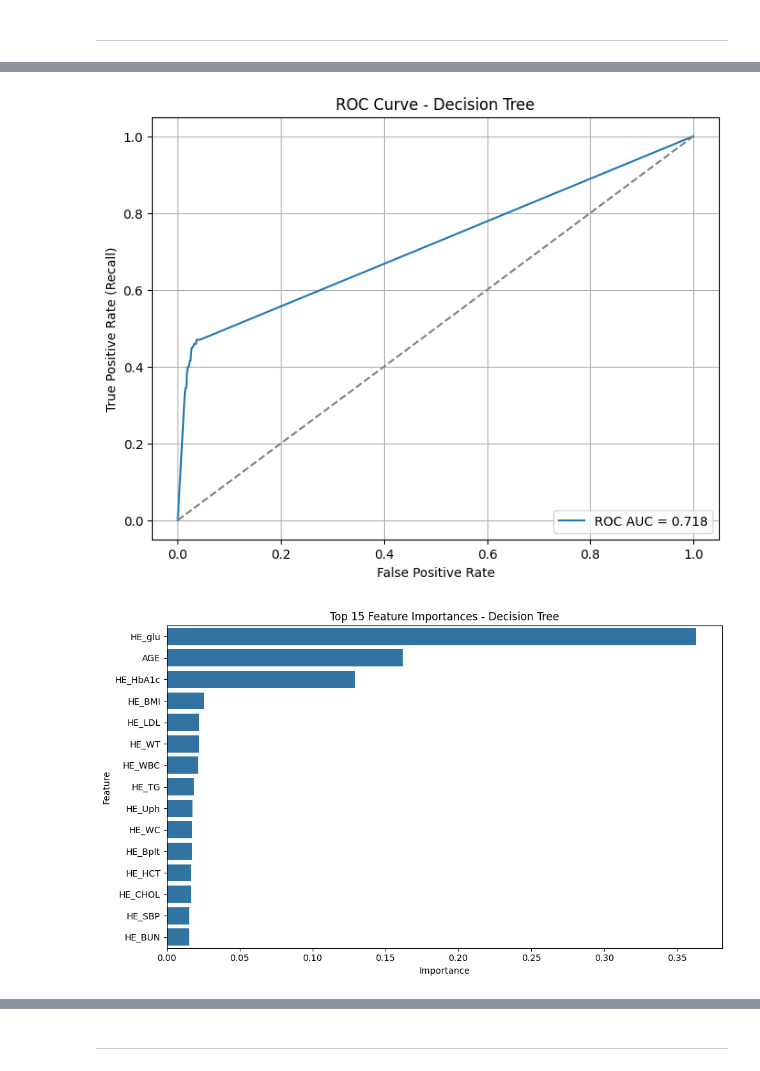
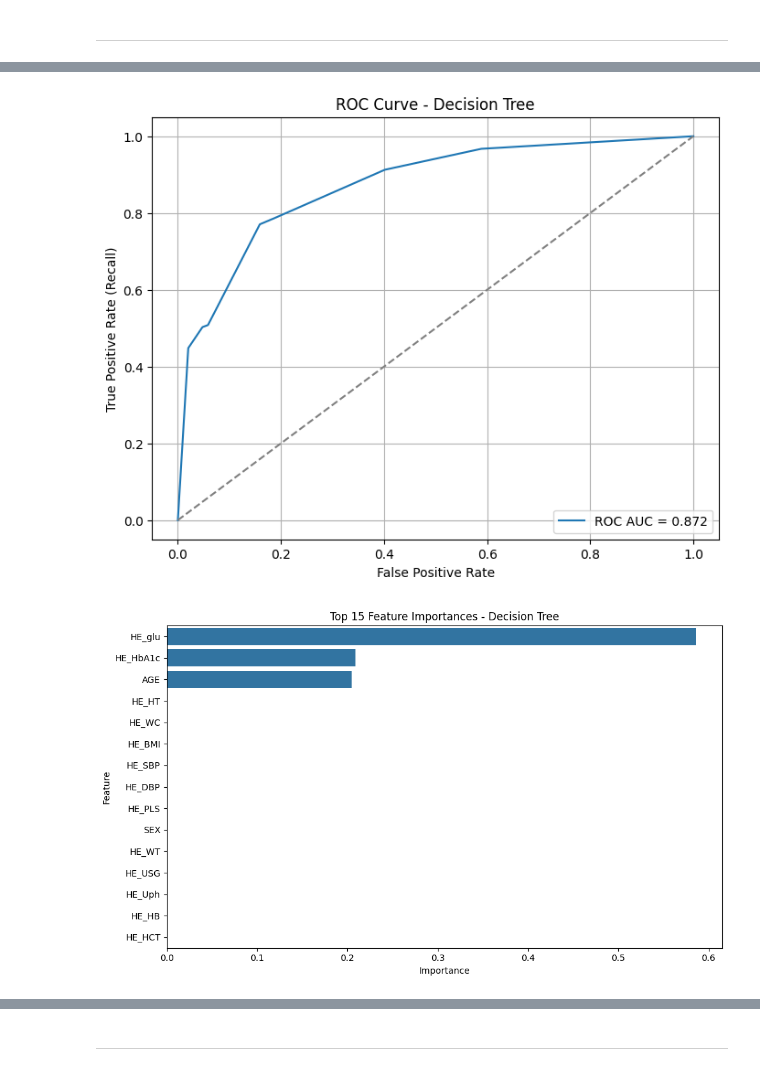
Before and after one commit to dibk100/study_Data4Quality, a Jupyter notebook: task01_DeepImpute_Health/Q1_DataProcessing.ipynb, the cells around one changed output, grey strips where cells are left out. Drawn from its saved outputs; the diff is of its cells as text; code cells hidden in the pictures.

```diff
--- a/task01_DeepImpute_Health/Q1_DataProcessing.ipynb
+++ b/task01_DeepImpute_Health/Q1_DataProcessing.ipynb
@@ -384,0 +554,7 @@ RMSE: 76.52320944703268, MAE: 52.34628014045013, R²: -211.06590165250128
+# %%
+import pandas as pd
+df_result = pd.read_csv("Data_01_imputed_result.csv")
+
+# 클래스 불균형 확인
+print(df_result['Target_DM'].value_counts())
+print(df_result['Target_HT'].value_counts())
@@ -487,7 +731,7 @@ weighted avg       0.94      0.94      0.94      3995
 from sklearn.model_selection import GridSearchCV
 
 # 의사결정나무 모델
-dt = DecisionTreeClassifier(class_weight='balanced',random_state=42)
+dt = DecisionTreeClassifier(random_state=42)
 
 # 하이퍼파라미터 그리드 설정
 param_grid = {
@@ -508,7 +752,7 @@ grid_search = GridSearchCV(
 )
 
 # 학습
-grid_search.fit(x_DM_train_scaled, y_DM_train)
+grid_search.fit(x_DM_train, y_train)
 
 # 결과 출력
 print(f"Best Parameters: {grid_search.best_params_}")
@@ -550,40 +784,10 @@ display(pd.DataFrame.from_dict(best_metrics, orient='index', columns=['Score']).
 # %%
-from sklearn.metrics import roc_curve, roc_auc_score
-
-# 예측 확률
-y_proba_best = best_dt.predict_proba(x_DM_test_scaled)[:, 1]
-
-#ROC Curve plot
-# ROC 커브 계산
-fpr, tpr, thresholds = roc_curve(y_DM_test, y_proba_best)
-auc_score = roc_auc_score(y_DM_test, y_proba_best)
-
-# 시각화
-plt.figure(figsize=(8, 6))
-plt.plot(fpr, tpr, label=f"ROC AUC = {auc_score:.3f}")
-plt.plot([0, 1], [0, 1], linestyle="--", color="gray")
-plt.xlabel("False Positive Rate")
-plt.ylabel("True Positive Rate (Recall)")
-plt.title("ROC Curve - Decision Tree")
-plt.legend(loc="lower right")
-plt.grid(True)
-plt.show()
+roc(best_dt,x_test_scaled,y_test)
 # %% [output]
-[figure, old version]
+[figure, new version]
 # %%
-# 변수 중요도 시각화
-# 변수 중요도 정리
-importances = best_dt.feature_importances_
-feature_names = x_DM.columns
-importance_df = pd.DataFrame({'Feature': feature_names, 'Importance': importances})
-importance_df = importance_df.sort_values(by="Importance", ascending=False)
-
-# 상위 15개 변수 시각화
-plt.figure(figsize=(10, 6))
-sns.barplot(x="Importance", y="Feature", data=importance_df.head(15))
-plt.title("Top 15 Feature Importances - Decision Tree")
-plt.tight_layout()
-plt.show()
+X = df_result.drop(['Target_HT'], axis=1)  # 입력 변수
+show_feature_importance(best_dt,X)
 # %% [output]
-[figure, old version]
+[figure, new version]
 # %%
```
Also changed, not shown: parts of 39 cells of this notebook, 5 other files.
